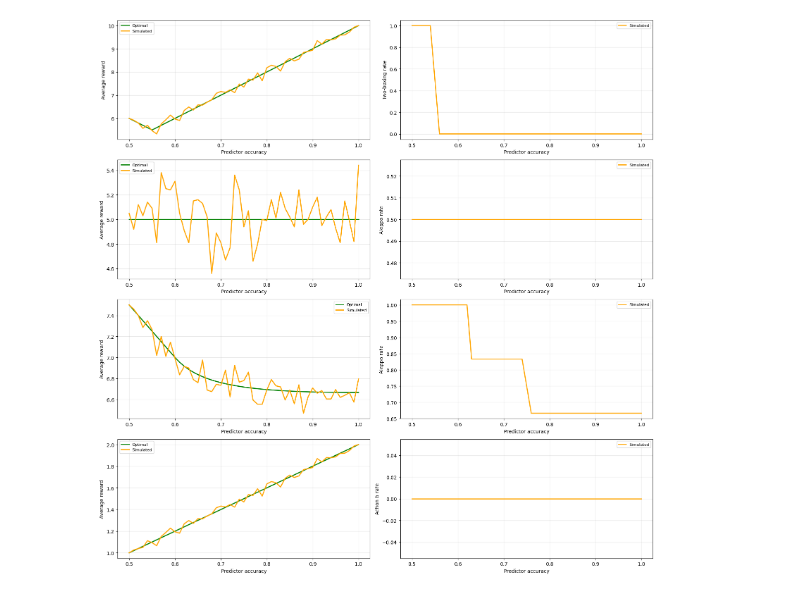
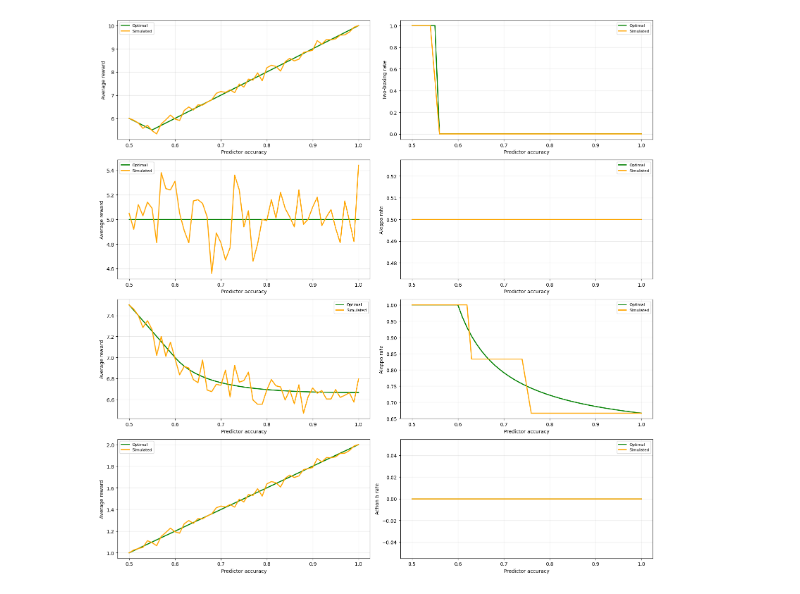
Before and after one commit to SPAR-S26-IBRL-Stream/Project-Newcomb, a Jupyter notebook: experiments/fllor2/newcomb.ipynb, the cells around one changed output. Saved outputs shown, nothing was run; the diff lists cells and outputs as text; code cells hidden in the pictures.

Commit message:
Add optimal action rate to plots

```diff
--- a/experiments/fllor2/newcomb.ipynb
+++ b/experiments/fllor2/newcomb.ipynb
@@ -21,45 +21,63 @@ def simulate_environment(env, x, steps=1000):
     optimal = []
     simulated = []
     action_rate = []
+    optimal_rate = []
     for i,p in enumerate(x):
         env.predictor_accuracy = m.params.predictor_accuracy = p
         results = simulate(env, agent, {"num_steps": steps})
         optimal.append(results["optimal_reward"])
         simulated.append(results["average_reward"][0].mean())
         action_rate.append(results["probabilities"][0][:,1].mean())
-    return optimal,simulated,action_rate
+
+        # Optimal action rate (BaseNewcombLikeEnvironment.get_optimal_reward)
+        (a,b),(c,d) = env.reward_table.tolist()
+        acc = env.predictor_accuracy
+        A = acc*(a - c) + c
+        C = (2*acc - 1)*(a + d - b - c)
+        D = acc*(d - b) + b
+        B = D - A - C
+        optimal_rate.append(max(
+            (A,0),
+            (D,1),
+            (A - B**2/(4*C), -B/(2*C)) if (C < 0 and 0 <= -B/(2*C) <= 1) else (float("-inf"),float("nan"))
+        )[1])
+
+    return optimal,simulated,action_rate,optimal_rate
 # %%
 steps = 1000
 x = np.linspace(0.5, 1.0, 51)
-optimal1,simulated1,rate1 = simulate_environment(NewcombEnvironment(2, boxA=1,boxB=10), x, steps)
-optimal2,simulated2,rate2 = simulate_environment(DeathInDamascusEnvironment(2), x, steps)
-optimal3,simulated3,rate3 = simulate_environment(AsymmetricDeathInDamascusEnvironment(2), x, steps)
-optimal4,simulated4,rate4 = simulate_environment(CoordinationGameEnvironment(2), x, steps)
+optimal1,simulated1,rate1,optimal_rate1 = simulate_environment(NewcombEnvironment(2, boxA=1,boxB=10), x, steps)
+optimal2,simulated2,rate2,optimal_rate2 = simulate_environment(DeathInDamascusEnvironment(2), x, steps)
+optimal3,simulated3,rate3,optimal_rate3 = simulate_environment(AsymmetricDeathInDamascusEnvironment(2), x, steps)
+optimal4,simulated4,rate4,optimal_rate4 = simulate_environment(CoordinationGameEnvironment(2), x, steps)
+optimal_rate2[0] = optimal_rate2[1] # Fix edge case for plotting
 # %%
 fig, axes = plt.subplots(4, 2, figsize=(16, 16))
 
-for i,(label,optimal,simulated,rate) in enumerate(zip(
+for i,(label,optimal,simulated,rate,optimal_rate) in enumerate(zip(
     ["Two-boxing","Aleppo","Aleppo","Action b"],
     [optimal1,optimal2,optimal3,optimal4],
     [simulated1,simulated2,simulated3,simulated4],
-    [rate1,rate2,rate3,rate4])):
+    [rate1,rate2,rate3,rate4],
+    [optimal_rate1,optimal_rate2,optimal_rate3,optimal_rate4])):
 
     ax = axes[i][0]
     ax.plot(x,optimal, linewidth=2, color="green", label="Optimal")
     ax.plot(x,simulated, linewidth=2, color="orange", label="Simulated")
     ax.set_xlabel("Predictor accuracy")
     ax.set_ylabel("Average reward")
     ax.legend(fontsize=8)
     ax.grid(True, alpha=0.3)
 
     ax = axes[i][1]
+    ax.plot(x,optimal_rate, linewidth=2, color="green", label="Optimal")
     ax.plot(x,rate, linewidth=2, color="orange", label="Simulated")
     ax.set_xlabel("Predictor accuracy")
     ax.set_ylabel(label+" rate")
     ax.legend(fontsize=8)
     ax.grid(True, alpha=0.3)
 
 plt.tight_layout()
 plt.show()
 # %% [output]
-[figure, old version]
+[figure, new version]
```
